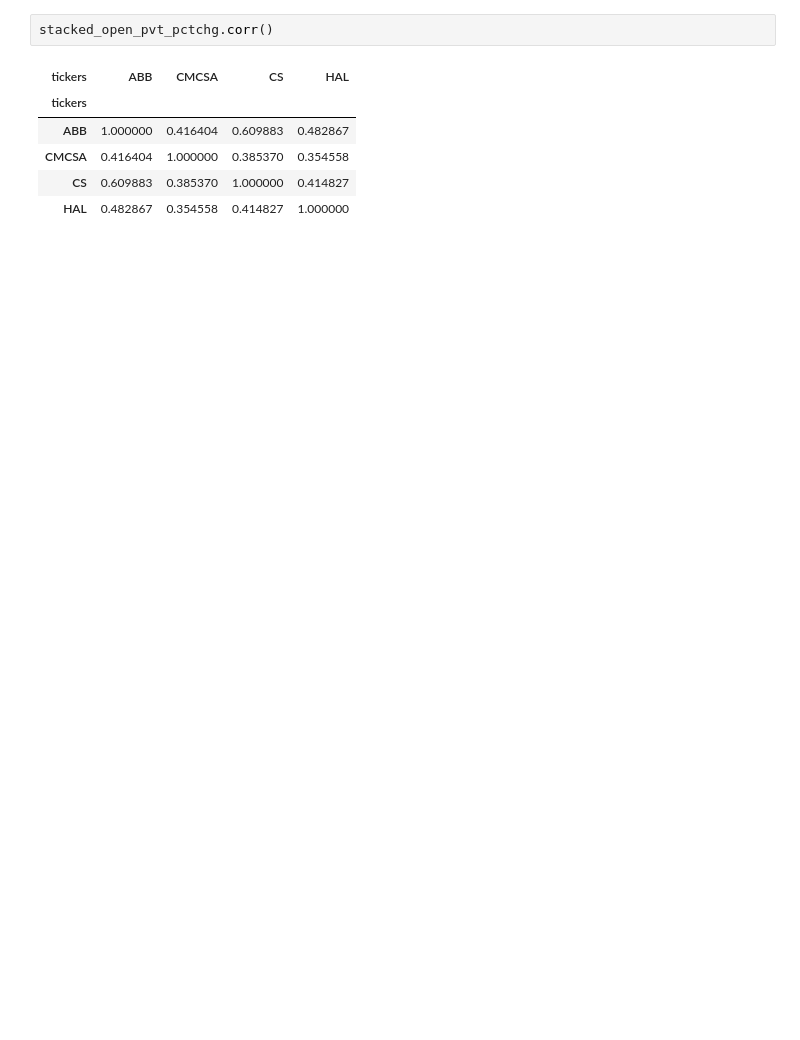
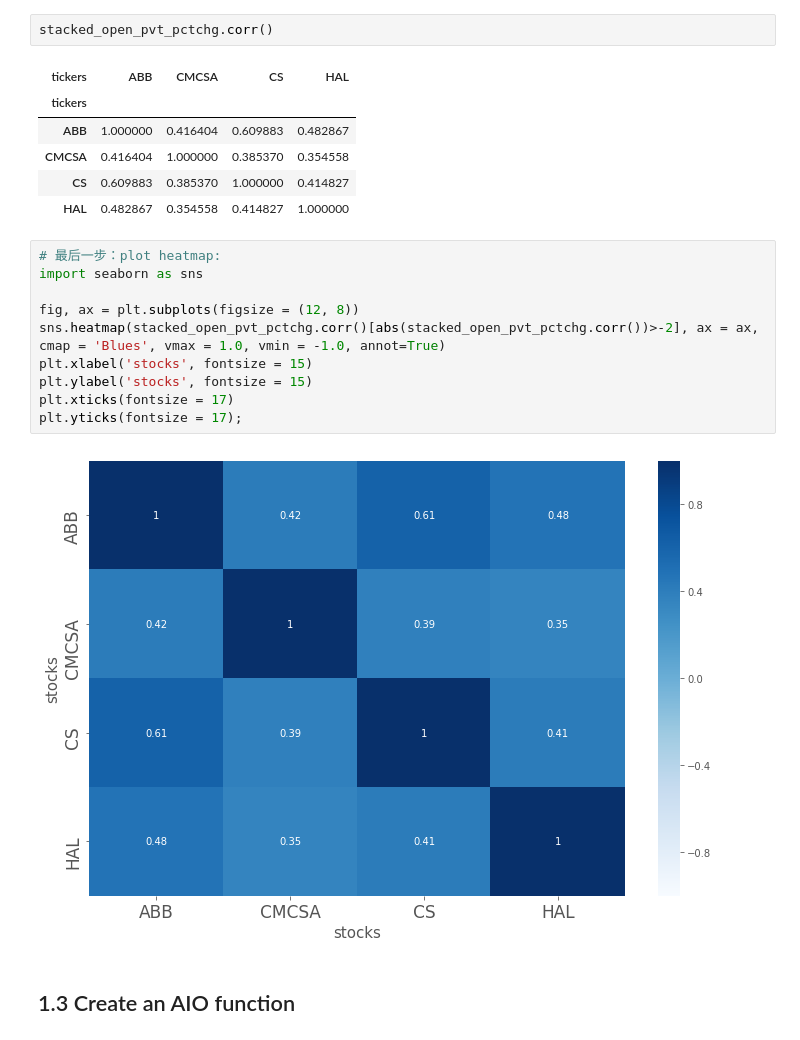
Before and after one commit to bradsun91/brad_public_workspace_mac, a Jupyter notebook: analysis_toolbox/3_21_2019_analysis_sheet.ipynb, the cells around one changed output. Cells and saved outputs as stored; diff of their text form; blank space fills up the shorter version.

```diff
--- a/analysis_toolbox/3_21_2019_analysis_sheet.ipynb
+++ b/analysis_toolbox/3_21_2019_analysis_sheet.ipynb
@@ -71,3 +68,17 @@ stacked_open_pvt_pctchg.corr()
 | CMCSA | 0.416404 | 1.000000 | 0.385370 | 0.354558 |
 | CS | 0.609883 | 0.385370 | 1.000000 | 0.414827 |
 | HAL | 0.482867 | 0.354558 | 0.414827 | 1.000000 |
+# %%
+# 最后一步：plot heatmap:
+import seaborn as sns
+
+fig, ax = plt.subplots(figsize = (12, 8))
+sns.heatmap(stacked_open_pvt_pctchg.corr()[abs(stacked_open_pvt_pctchg.corr())>-2], ax = ax, cmap = 'Blues', vmax = 1.0, vmin = -1.0, annot=True)
+plt.xlabel('stocks', fontsize = 15)
+plt.ylabel('stocks', fontsize = 15)
+plt.xticks(fontsize = 17)
+plt.yticks(fontsize = 17);
+# %% [output]
+[figure, added]
+# %% [markdown]
+## 1.3 Create an AIO function
```
Also changed, not shown: parts of 13 cells of this notebook.
